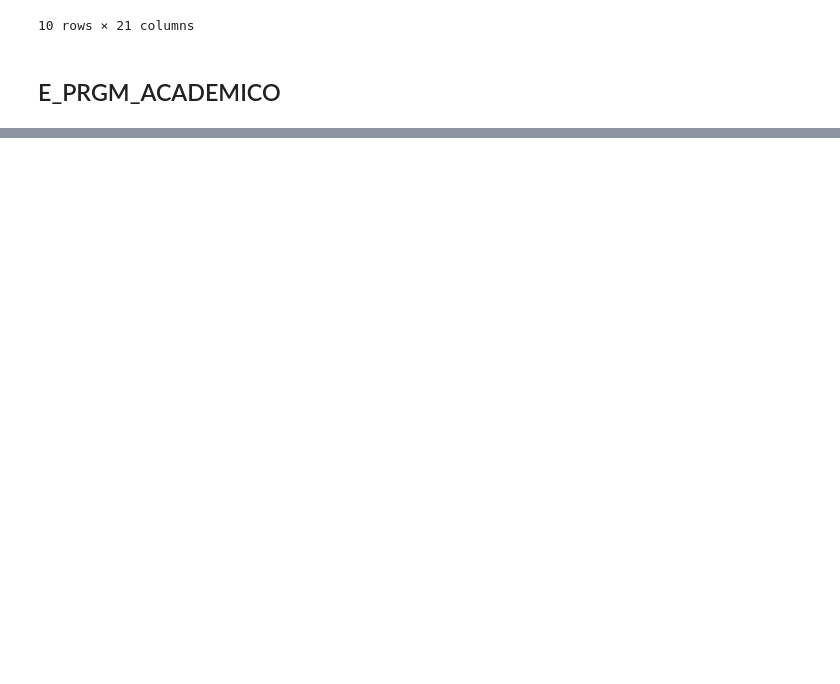
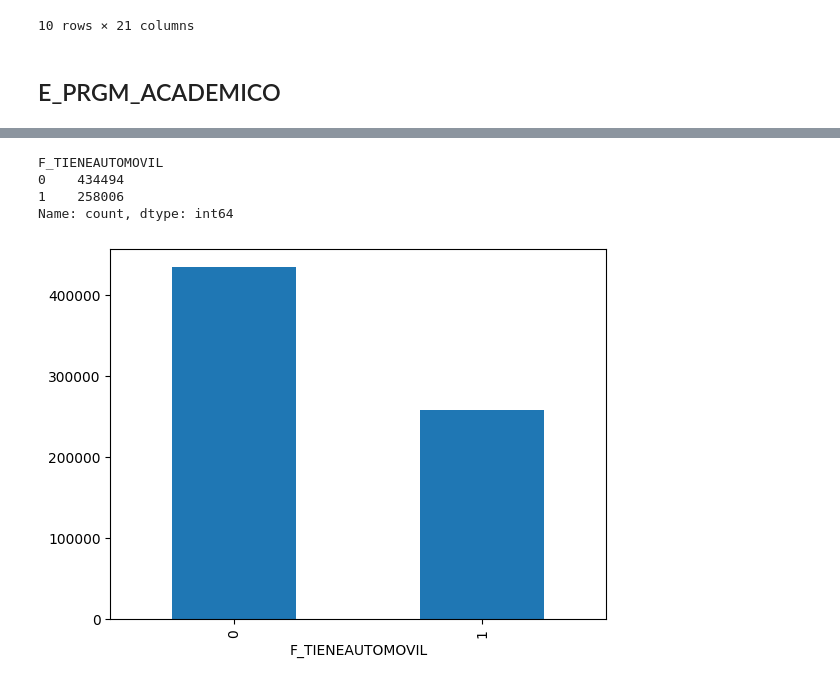
Before and after one commit to Thomascc123/Proyecto-Kaggle-Modelos, a Jupyter notebook: 02 - preprocesado.ipynb, the cells around one changed output, grey strips where cells are left out. Saved outputs shown, nothing was run; the diff lists cells and outputs as text; code cells hidden in the pictures; blank space fills up the shorter version.

```diff
--- a/02 - preprocesado.ipynb
+++ b/02 - preprocesado.ipynb
@@ -699,0 +904,8 @@ train.shape[0]*0.2/100
+# %%
+viewValues(copy2train, 'F_TIENEAUTOMOVIL')
+# %% [output]
+F_TIENEAUTOMOVIL
+0    434494
+1    258006
+Name: count, dtype: int64
+[figure, added]
```
Also changed, not shown: parts of 54 cells of this notebook.
